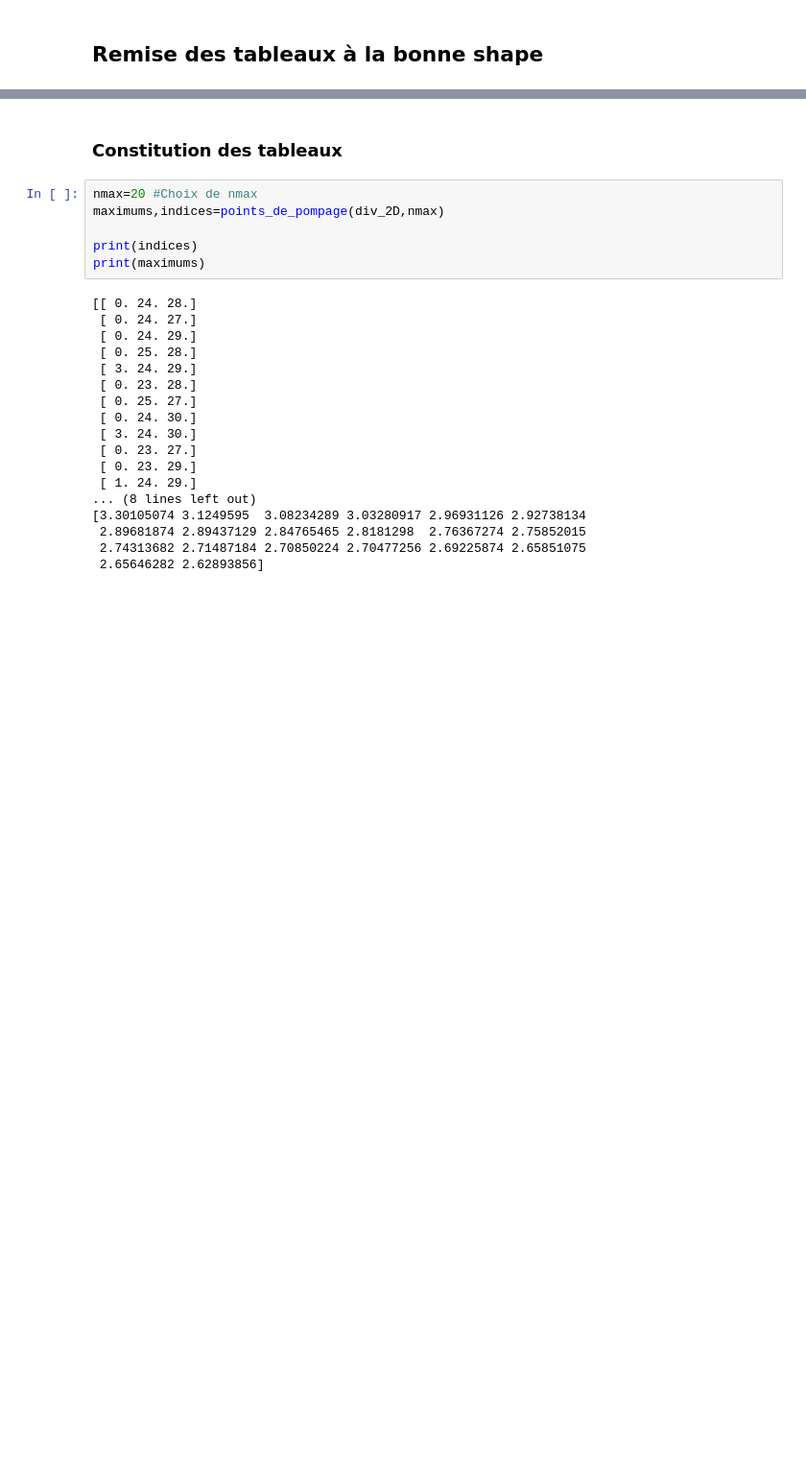
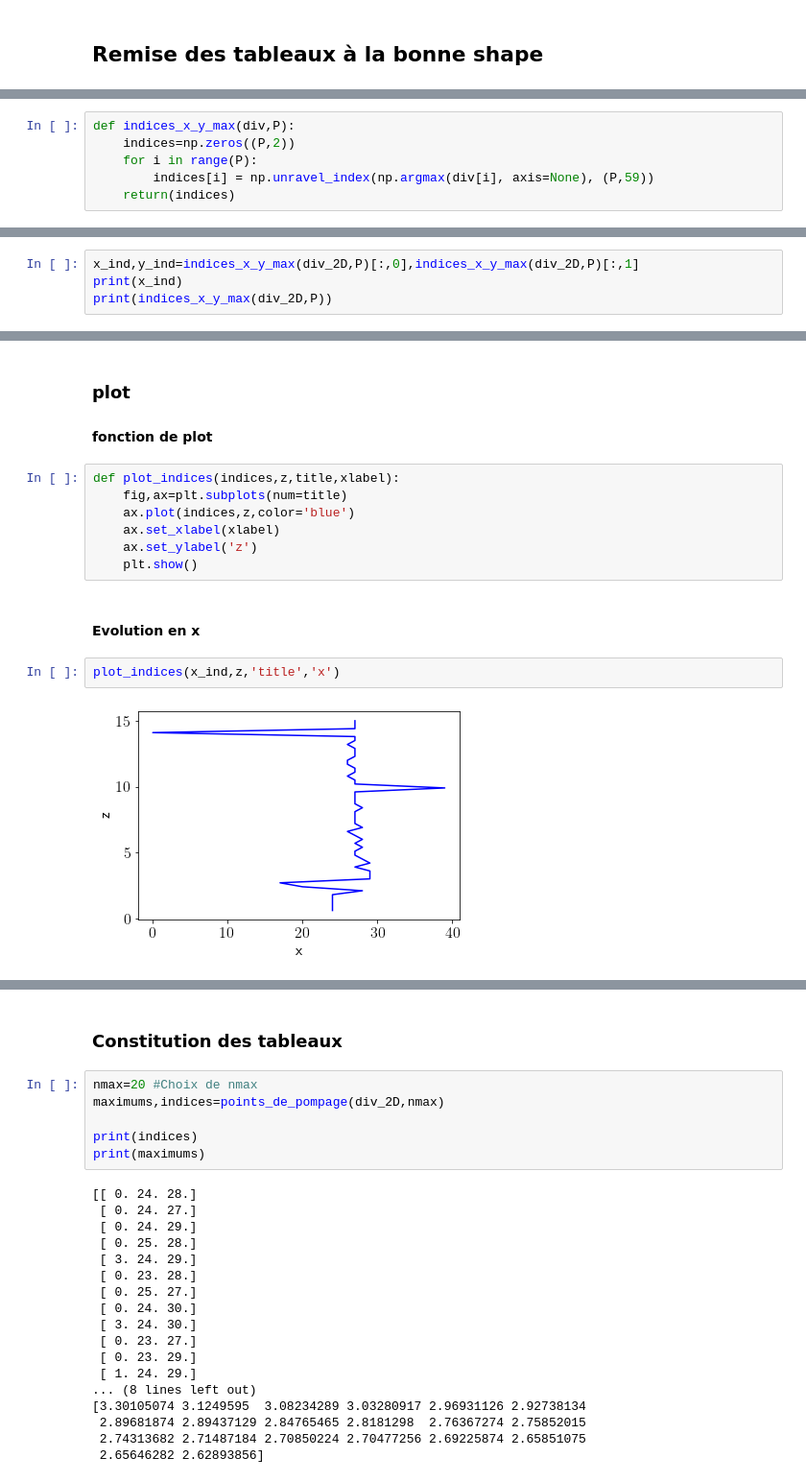
Before and after one commit to Julielmnt/Stage_L3, a Jupyter notebook: Points_de_pompage.ipynb, the cells around one changed output, grey strips where cells are left out. Shown at 96% size. Drawn from its saved outputs; the diff is of its cells as text; blank space fills up the shorter version.

```diff
--- a/Points_de_pompage.ipynb
+++ b/Points_de_pompage.ipynb
@@ -141,0 +176,6 @@ False
+# %%
+def indices_x_y_max(div,P):
+    indices=np.zeros((P,2))
+    for i in range(P):
+        indices[i] = np.unravel_index(np.argmax(div[i], axis=None), (P,59))
+    return(indices)
@@ -141,0 +184,4 @@ False
+# %%
+x_ind,y_ind=indices_x_y_max(div_2D,P)[:,0],indices_x_y_max(div_2D,P)[:,1]
+print(x_ind)
+print(indices_x_y_max(div_2D,P))
@@ -141,0 +206,16 @@ False
+# %% [markdown]
+### plot
+#### fonction de plot
+# %%
+def plot_indices(indices,z,title,xlabel):
+    fig,ax=plt.subplots(num=title)
+    ax.plot(indices,z,color='blue')
+    ax.set_xlabel(xlabel)
+    ax.set_ylabel('z')
+    plt.show()
+# %% [markdown]
+#### Evolution en x
+# %%
+plot_indices(x_ind,z,'title','x')
+# %% [output]
+[figure, added]
```
Also changed, not shown: parts of 15 cells of this notebook, 3 other files.
